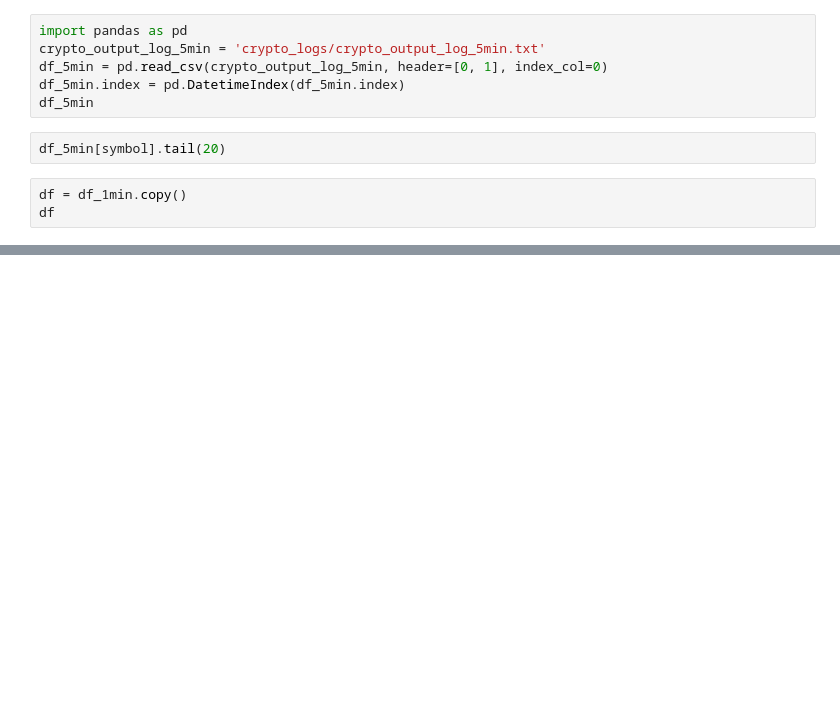
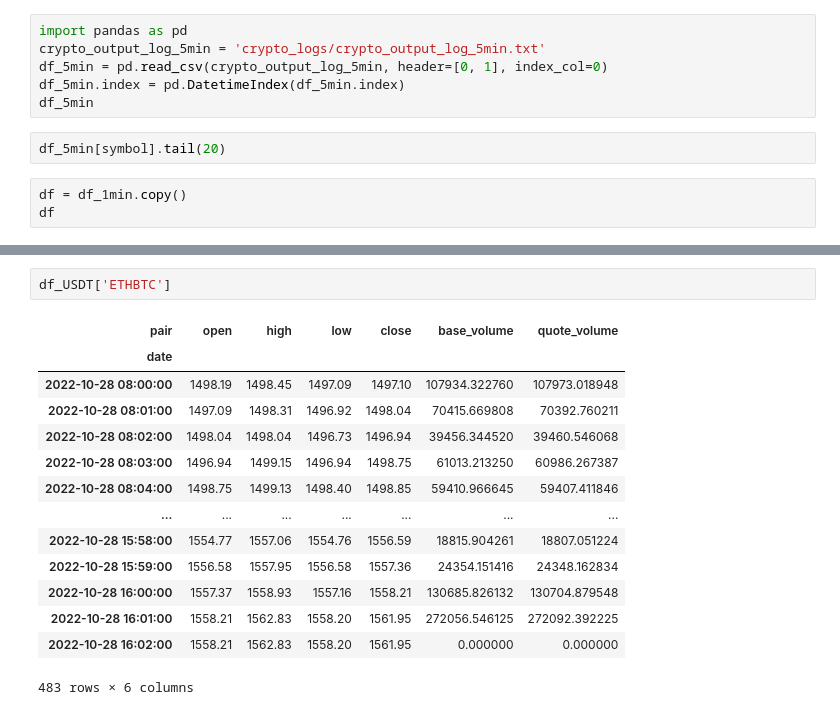
Before and after one commit to Humbleman72/crypto_bot, a Jupyter notebook: crypto_logger_output_1min.ipynb, the cells around one changed output, grey strips where cells are left out. Drawn from its saved outputs; the diff is of its cells as text; blank space fills up the shorter version.

```diff
--- a/crypto_logger_output_1min.ipynb
+++ b/crypto_logger_output_1min.ipynb
@@ -763,0 +807,17 @@ df_test
+# %%
+df_USDT['ETHBTC']
+# %% [output]
+| pair | open | high | low | close | base_volume | quote_volume |
+| date |  |  |  |  |  |  |
+| 2022-10-28 08:00:00 | 1498.19 | 1498.45 | 1497.09 | 1497.10 | 107934.322760 | 107973.018948 |
+| 2022-10-28 08:01:00 | 1497.09 | 1498.31 | 1496.92 | 1498.04 | 70415.669808 | 70392.760211 |
+| 2022-10-28 08:02:00 | 1498.04 | 1498.04 | 1496.73 | 1496.94 | 39456.344520 | 39460.546068 |
+| 2022-10-28 08:03:00 | 1496.94 | 1499.15 | 1496.94 | 1498.75 | 61013.213250 | 60986.267387 |
+| 2022-10-28 08:04:00 | 1498.75 | 1499.13 | 1498.40 | 1498.85 | 59410.966645 | 59407.411846 |
+| ... | ... | ... | ... | ... | ... | ... |
+| 2022-10-28 15:58:00 | 1554.77 | 1557.06 | 1554.76 | 1556.59 | 18815.904261 | 18807.051224 |
+| 2022-10-28 15:59:00 | 1556.58 | 1557.95 | 1556.58 | 1557.36 | 24354.151416 | 24348.162834 |
+| 2022-10-28 16:00:00 | 1557.37 | 1558.93 | 1557.16 | 1558.21 | 130685.826132 | 130704.879548 |
+| 2022-10-28 16:01:00 | 1558.21 | 1562.83 | 1558.20 | 1561.95 | 272056.546125 | 272092.392225 |
+| 2022-10-28 16:02:00 | 1558.21 | 1562.83 | 1558.20 | 1561.95 | 0.000000 | 0.000000 |
+483 rows × 6 columns
```
Also changed, not shown: parts of 24 cells of this notebook, 4 other files.
